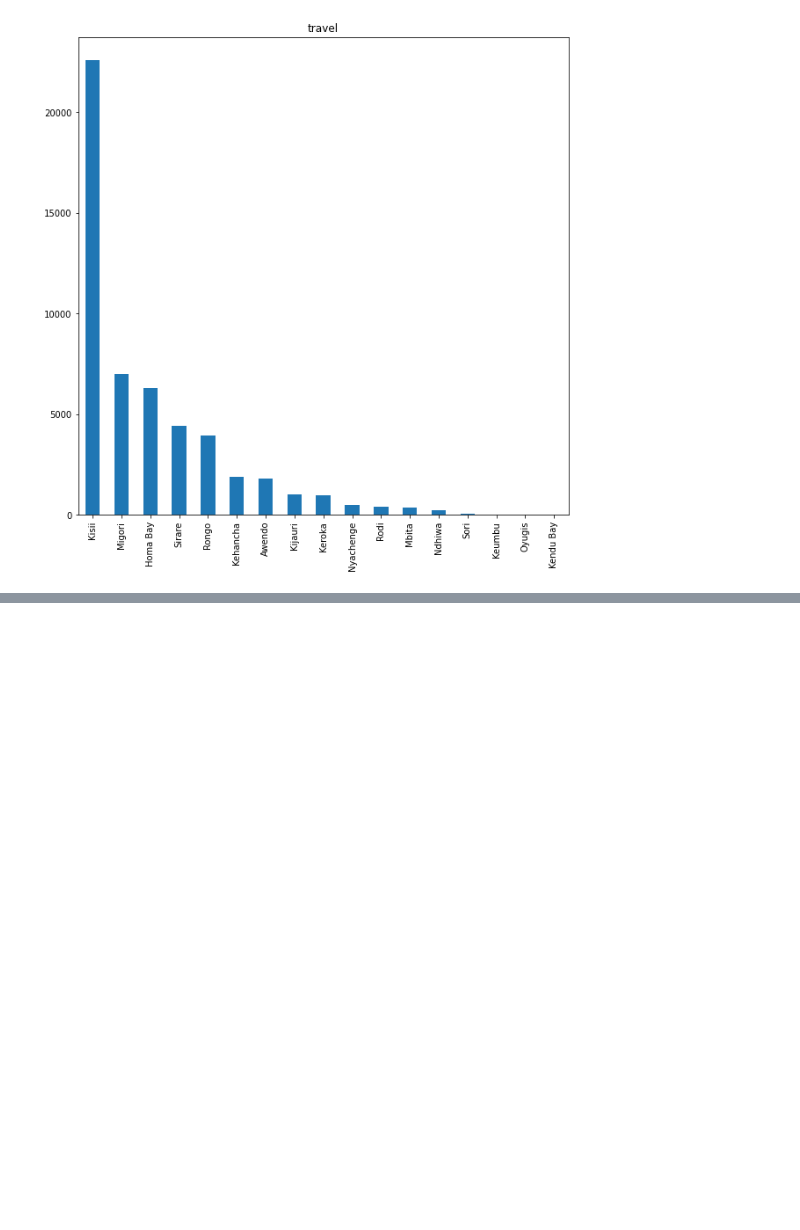
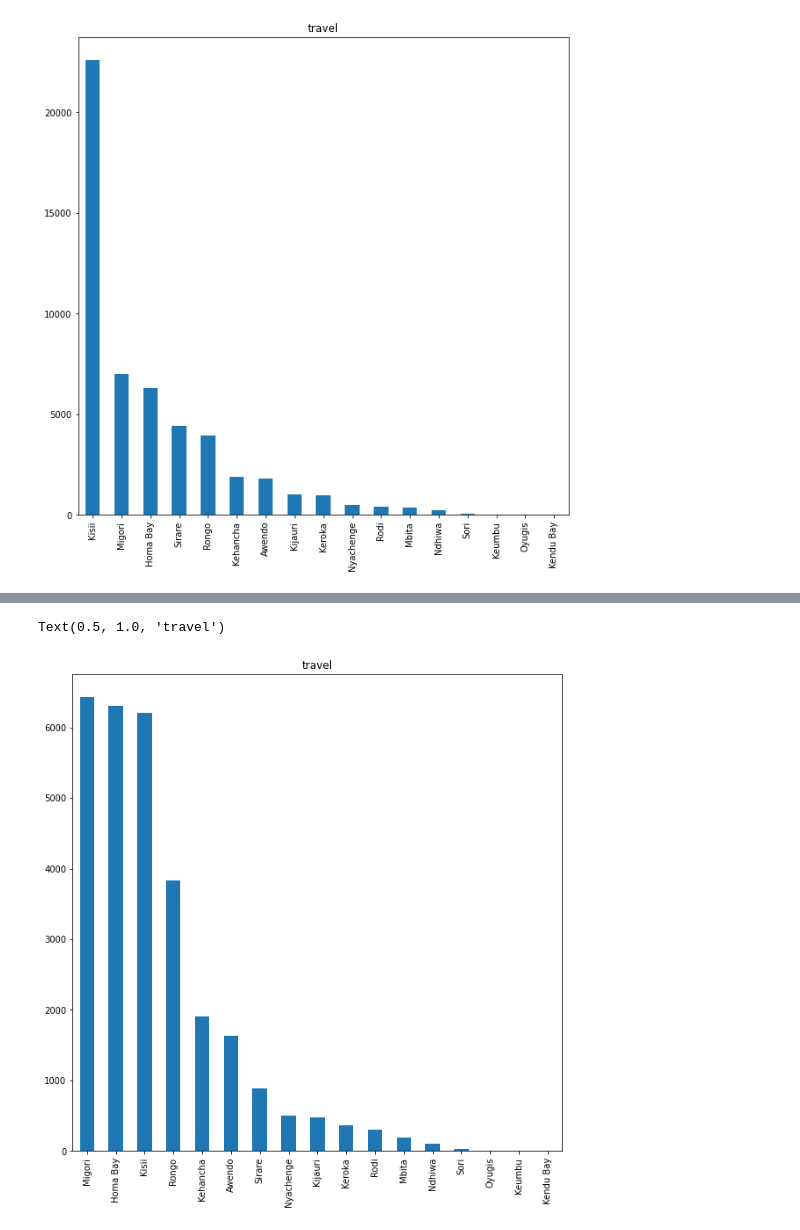
Before and after one commit to spandit98/Transport_Demand_Prediction, a Jupyter notebook: Transport_Demand_Prediction_Soumyadeep.ipynb, the cells around one changed output, grey strips where cells are left out. Saved outputs shown, nothing was run; the diff lists cells and outputs as text; code cells hidden in the pictures; blank space fills up the shorter version.

```diff
--- a/Transport_Demand_Prediction_Soumyadeep.ipynb
+++ b/Transport_Demand_Prediction_Soumyadeep.ipynb
@@ -193,0 +246,7 @@ Text(0.5, 1.0, 'travel')
+# %%
+plt.subplots(figsize=(10,10))
+rides_at_7.plot(kind='bar')
+plt.title('travel')
+# %% [output]
+Text(0.5, 1.0, 'travel')
+[figure, added]
```
Also changed, not shown: parts of 15 cells of this notebook.
